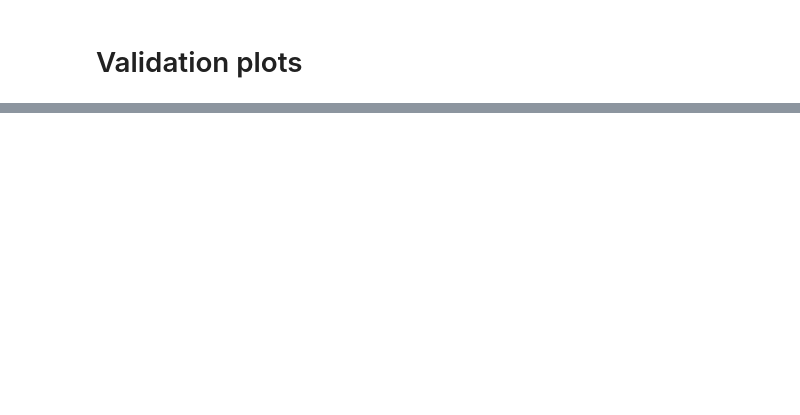
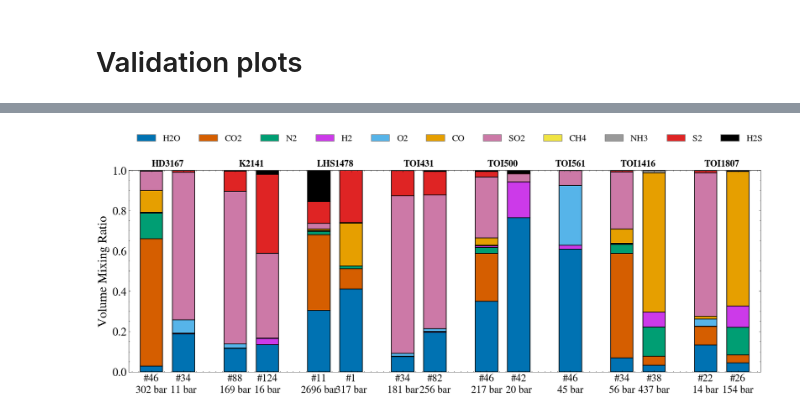
Before and after one commit to lorlo9999/MasterThesis, a Jupyter notebook: thesis-plots.ipynb, the cells around one changed output, grey strips where cells are left out. Saved outputs shown, nothing was run; the diff lists cells and outputs as text; code cells hidden in the pictures; blank space fills up the shorter version.

```diff
--- a/thesis-plots.ipynb
+++ b/thesis-plots.ipynb
@@ -367,0 +518,88 @@ plt.close()
+# %%
+# Atmospheric composition bar chart for all highlighted cases
+molecules = ["H2O", "CO2", "N2","H2", "O2", "CO", "SO2", "CH4", "NH3", "S2", "H2S"]
+
+# Okabe-Ito + extras for molecules
+mol_colors = {
+    "H2O":  "#0072B2",
+    "CO2":  "#D55E00",
+    "N2":   "#009E73",
+    "H2":   "#CC3AE9",
+    "O2":   "#56B4E9",
+    "CO":   "#E69F00",
+    "SO2":  "#CC79A7",
+    "CH4":  "#F0E442",
+    "NH3":  "#999999",
+    "S2":   "#DF2424",
+    "H2S":  "#000000"
+}
+
+# collect all bars in order: for each planet, one bar per highlighted case
+bar_labels = []   # x-tick labels: "case_XXXXXX\nP=XXX bar"
+bar_planet = []   # which planet each bar belongs to (for grouping spacing)
+bar_vmrs   = []   # list of dicts {molecule: vmr}
+
+for planet in planet_names:
+    cases = final_vmr_data.get(planet, {})
+    for case, vals in cases.items():
+        case_num = int(case.split("_")[-1])
+        bar_labels.append(f"#{case_num}\n{vals['surface_pressure']:.0f} bar")
+        bar_planet.append(planet)
+        bar_vmrs.append(vals)
+
+# build x positions with a gap between planets
+x_positions = []
+planet_centers = {}
+x = 0
+prev_planet = None
+for i, planet in enumerate(bar_planet):
+    if prev_planet is not None and planet != prev_planet:
+        x += 0.6  # extra gap between planet groups
+    x_positions.append(x)
+    x += 1.0
+    prev_planet = planet
+
+# compute planet label center positions
+for planet in planet_names:
+    idxs = [i for i, p in enumerate(bar_planet) if p == planet]
+    if idxs:
+        planet_centers[planet] = (x_positions[idxs[0]] + x_positions[idxs[-1]]) / 2
+
+fig, ax = plt.subplots(figsize=(max(14, len(bar_labels)*1.2), 7))
+ax.grid(False)
+
+for i, (xpos, vmrs) in enumerate(zip(x_positions, bar_vmrs)):
+    bottom = 0.0
+    for mol in molecules:
+        val = vmrs.get(mol, 0.0)
+        if val > 0:
+            ax.bar(xpos, val, bottom=bottom, width=0.7,
+                   color=mol_colors[mol], edgecolor='black', linewidth=1.2)
+            bottom += val
+
+# x-axis: case name + pressure below, planet name above as group label
+ax.set_xticks(x_positions)
+ax.set_xticklabels(bar_labels, ha='center', fontsize=rcParams['xtick.labelsize']-2)
+
+# planet name annotations above the bars
+ymax = ax.get_ylim()[1]
+for planet, cx in planet_centers.items():
+    ax.annotate(planet.upper() if planet == 'lhs1478' else planet, xy=(cx, 1.02), xycoords=('data', 'axes fraction'),
+                ha='center', fontweight='bold')
+
+# legend
+from matplotlib.patches import Patch
+legend_handles = [Patch(facecolor=mol_colors[m], edgecolor='gray', label=m) for m in molecules]
+ax.legend(handles=legend_handles, loc='upper left', ncol=len(molecules),
+           bbox_to_anchor=(0.0, 1.22), frameon=False)
+
+ax.set_ylabel('Volume Mixing Ratio')
+ax.set_ylim(0, 1)
+ax.set_xlim(x_positions[0] - 0.7, x_positions[-1] + 0.7)
+
+plt.tight_layout()
+savefig('thesis-plots/atmosphere_composition.pdf', format='pdf')
+show()
+plt.close()
+# %% [output]
+[figure, added]
```
Also changed, not shown: parts of 8 cells of this notebook, 12 other files.
